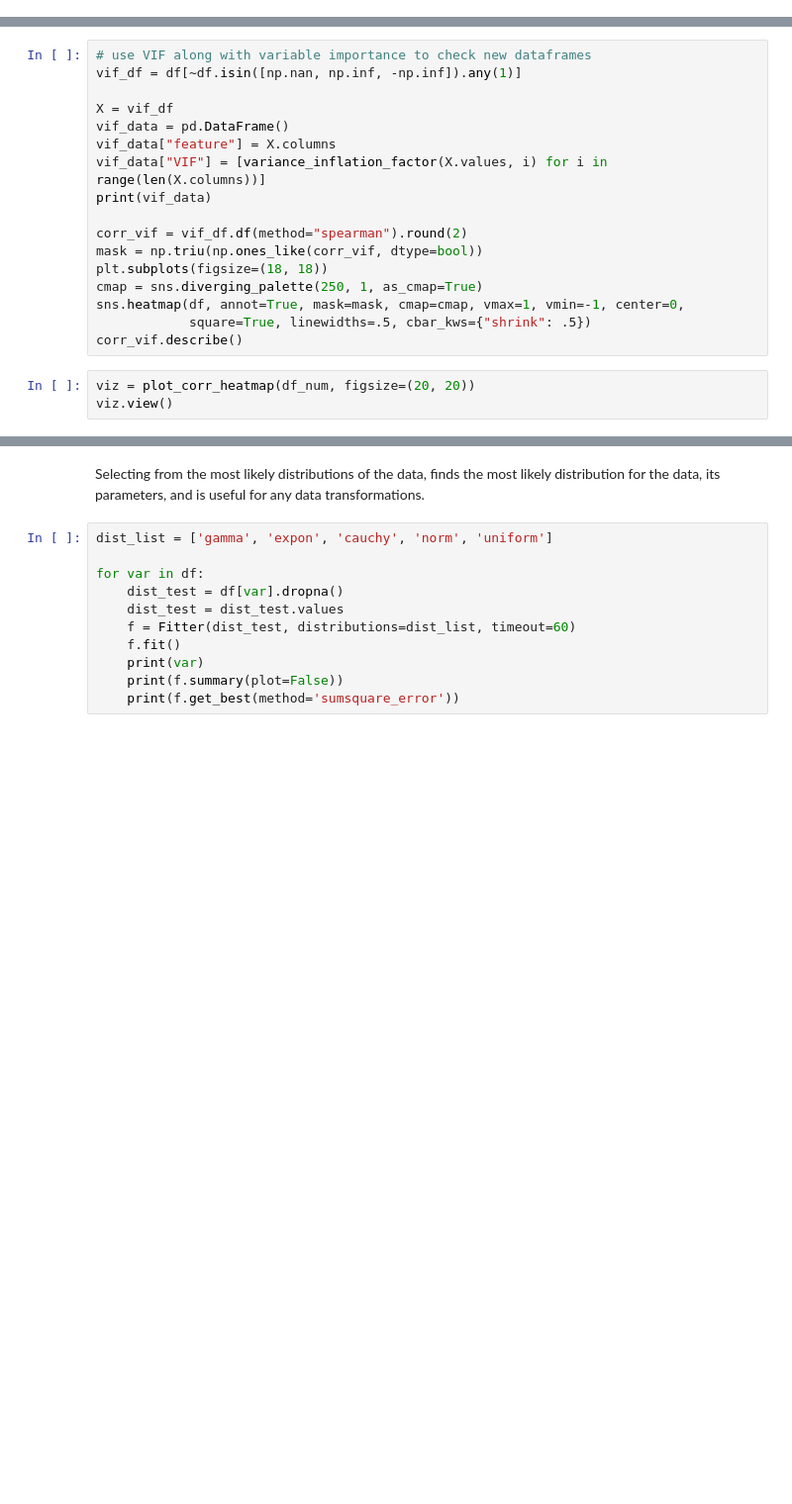
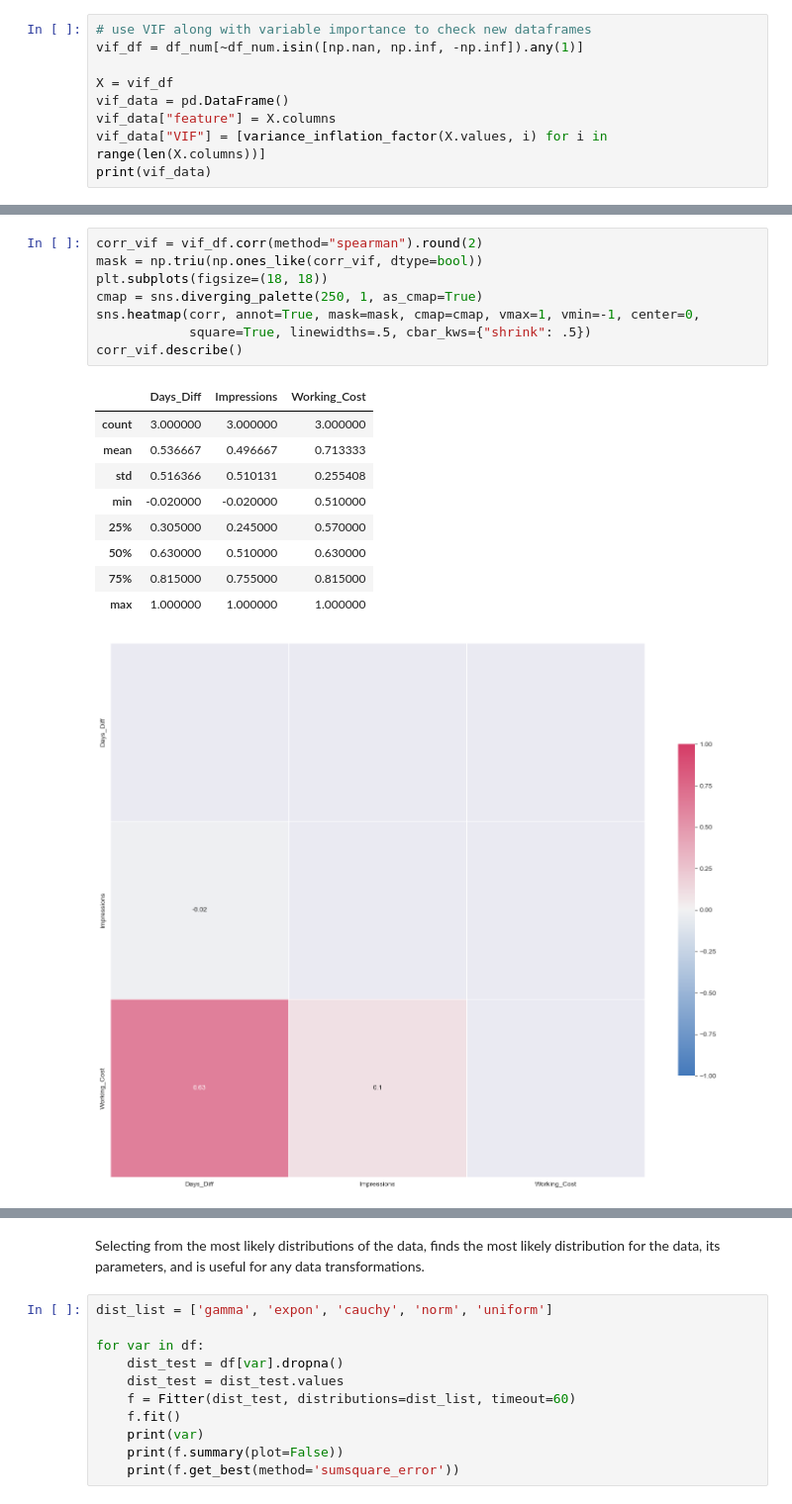
Before and after one commit to NA-Git/Bayesian_Methods, a Jupyter notebook: attribution/MMM/EDA.ipynb, the cells around one changed output, grey strips where cells are left out. Shown: that part at 99% size. Saved outputs shown, nothing was run; the diff lists cells and outputs as text; blank space fills up the shorter version.

```diff
--- a/attribution/MMM/EDA.ipynb
+++ b/attribution/MMM/EDA.ipynb
@@ -54,0 +226,9 @@ print(df.nunique())
+# %%
+# use VIF along with variable importance to check new dataframes
+vif_df = df_num[~df_num.isin([np.nan, np.inf, -np.inf]).any(1)]
+
+X = vif_df
+vif_data = pd.DataFrame()
+vif_data["feature"] = X.columns
+vif_data["VIF"] = [variance_inflation_factor(X.values, i) for i in range(len(X.columns))]
+print(vif_data)
@@ -55,21 +240,20 @@ print(df.nunique())
 # %%
-# use VIF along with variable importance to check new dataframes
-vif_df = df[~df.isin([np.nan, np.inf, -np.inf]).any(1)]
-
-X = vif_df
-vif_data = pd.DataFrame()
-vif_data["feature"] = X.columns
-vif_data["VIF"] = [variance_inflation_factor(X.values, i) for i in range(len(X.columns))]
-print(vif_data)
-
-corr_vif = vif_df.df(method="spearman").round(2)
+corr_vif = vif_df.corr(method="spearman").round(2)
 mask = np.triu(np.ones_like(corr_vif, dtype=bool))
 plt.subplots(figsize=(18, 18))
 cmap = sns.diverging_palette(250, 1, as_cmap=True)
-sns.heatmap(df, annot=True, mask=mask, cmap=cmap, vmax=1, vmin=-1, center=0,
+sns.heatmap(corr, annot=True, mask=mask, cmap=cmap, vmax=1, vmin=-1, center=0,
             square=True, linewidths=.5, cbar_kws={"shrink": .5})
 corr_vif.describe()
+# %% [output]
+|  | Days_Diff | Impressions | Working_Cost |
+| count | 3.000000 | 3.000000 | 3.000000 |
+| mean | 0.536667 | 0.496667 | 0.713333 |
+| std | 0.516366 | 0.510131 | 0.255408 |
+| min | -0.020000 | -0.020000 | 0.510000 |
+| 25% | 0.305000 | 0.245000 | 0.570000 |
+| 50% | 0.630000 | 0.510000 | 0.630000 |
+| 75% | 0.815000 | 0.755000 | 0.815000 |
+| max | 1.000000 | 1.000000 | 1.000000 |
+[figure, added]
-# %%
-viz = plot_corr_heatmap(df_num, figsize=(20, 20))
-viz.view()
 # %%
```
Also changed, not shown: parts of 21 cells of this notebook, 18 other files.
